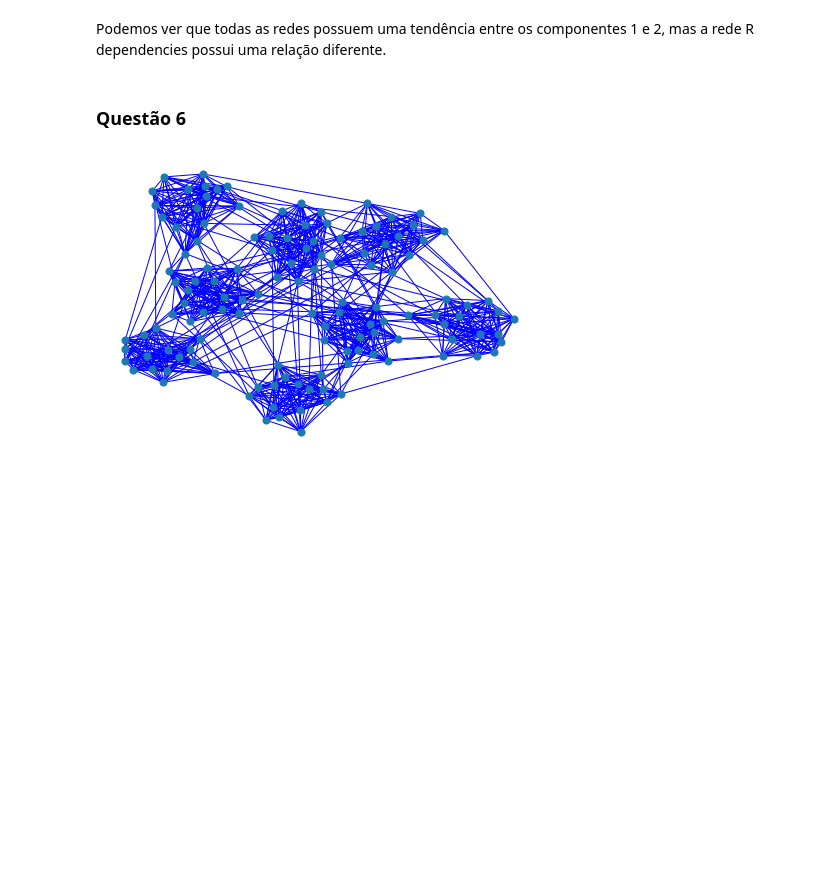
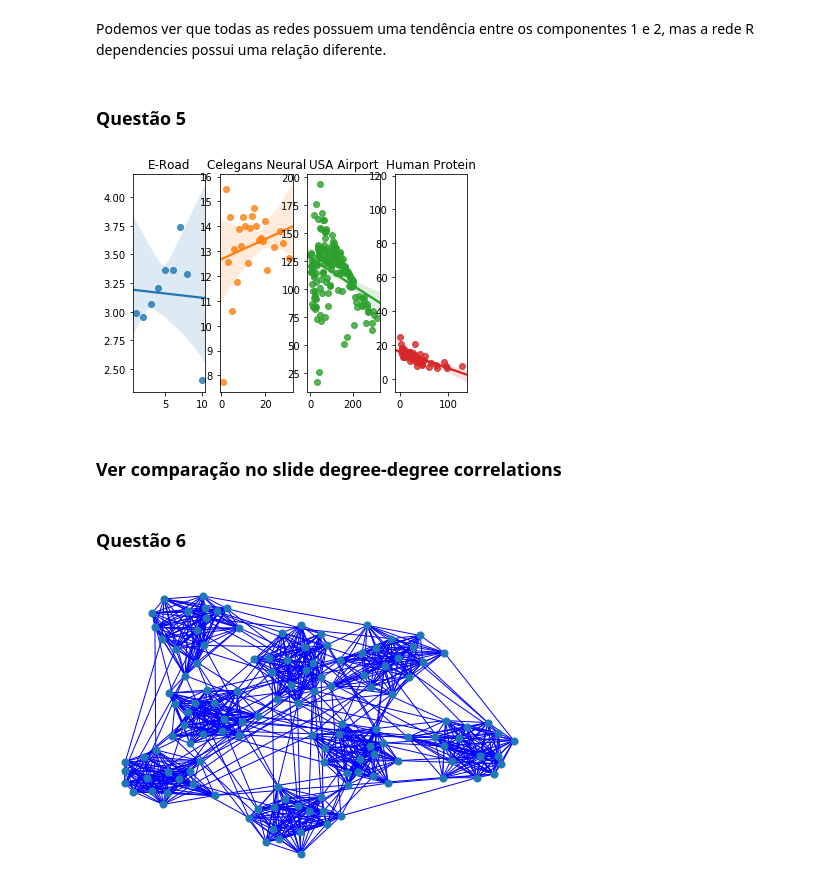
Before and after one commit to guimilan/redes_complexas, a Jupyter notebook: Lista2.ipynb, the cells around one changed output. Cells and saved outputs as stored; diff of their text form; code cells hidden in the pictures; blank space fills up the shorter version.

```diff
--- a/Lista2.ipynb
+++ b/Lista2.ipynb
@@ -47,6 +47,12 @@ def kCore(graph):
     x = dict(nx.core_number(graph))
     x = pd.Series(x)
     return x
+
+def knnDegree(graph):
+    x = dict(nx.average_degree_connectivity(graph))
+    degrees = pd.Series(list(x.keys()))
+    knn = pd.Series(list(x.values()))
+    return degrees, knn
 
 def pageRank(graph, alpha=0.85):
     x = dict(nx.pagerank(graph, alpha=alpha))
@@ -399,5 +406,23 @@ Text(0, 0.5, 'PC2')
 # %% [markdown]
 Podemos ver que todas as redes possuem uma tendência entre os componentes 1 e 2, mas a rede R dependencies possui uma relação diferente.
+# %% [markdown]
+### Questão 5
+# %%
+fig, axis = plt.subplots(1,4)
+ng = -1
+
+for g, title in [(e_road,"E-Road"), (celegans,"Celegans Neural"), (airport,"USA Airport"),(protein,'Human Protein')]:
+    x, y = knnDegree(g)
+
+    ng = (ng + 1)
+    axis[ng].set_title(title)
+    axis[ng].set_xlabel('Grau')
+    axis[ng].set_ylabel('Vizinhos Médios Por Grau')
+    sns.regplot(x,y, ax=axis[ng]);
+# %% [output]
+[figure, added]
+# %% [markdown]
+### Ver comparação no slide degree-degree correlations
 # %% [markdown]
 ### Questão 6
 # %%
```
Also changed, not shown: parts of 9 cells of this notebook.
